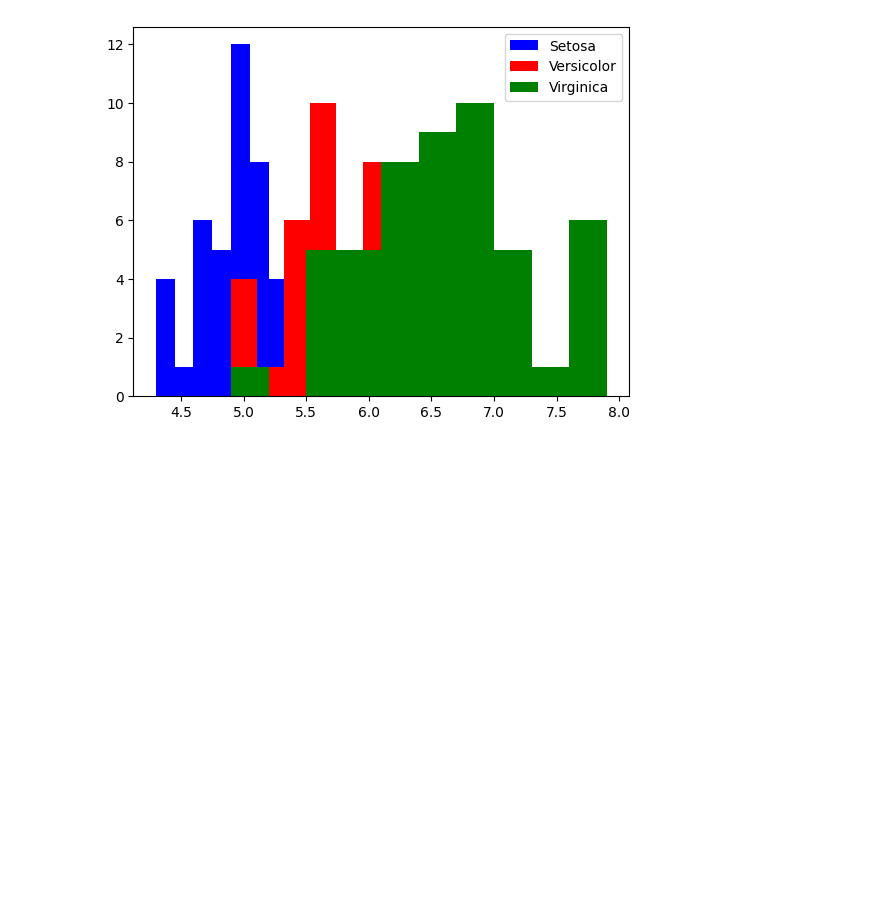
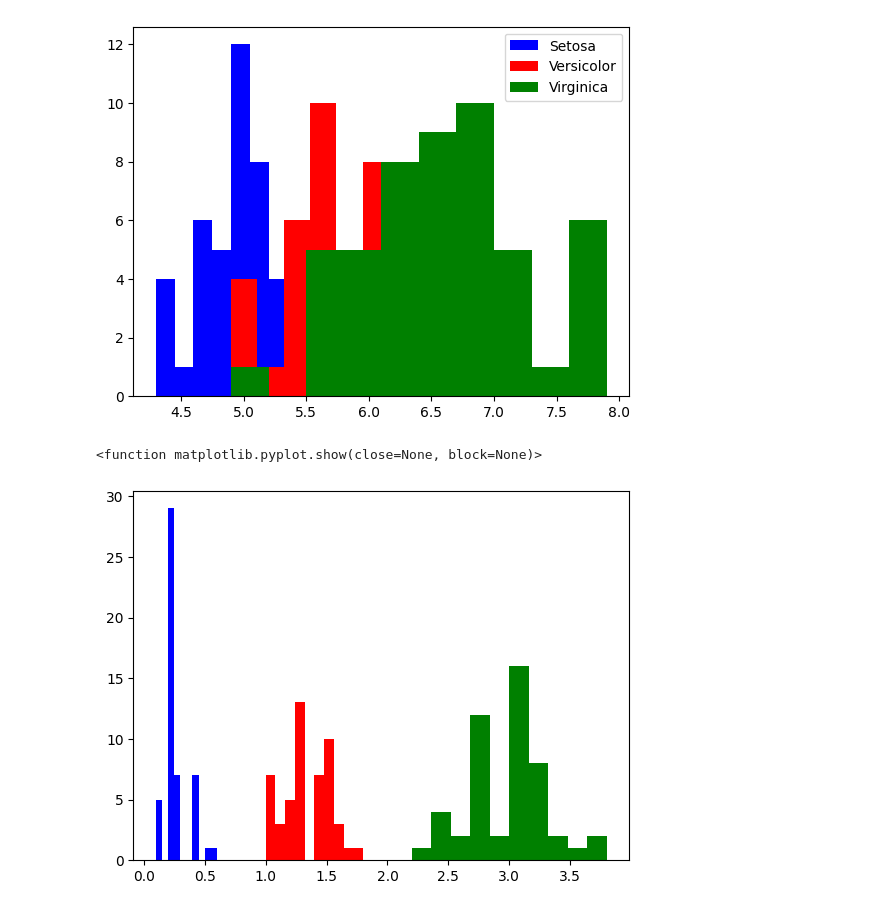
Before and after one commit to Malte-W-Schule/Datenanalyse_Sem_03, a Jupyter notebook: Blatt 4/1.ipynb, the cells around one changed output. Cells and saved outputs as stored; diff of their text form; code cells hidden in the pictures; blank space fills up the shorter version.

```diff
--- a/Blatt 4/1.ipynb
+++ b/Blatt 4/1.ipynb
@@ -40,5 +40,13 @@ Name: sepal.length, dtype: float64
 # %%
 petal_with_setosa = setosa_con["petal.width"]
 petal_with_versicolor = versicolor_con["petal.width"]
 petal_with_virginica = Virginica_con["sepal.width"]
-plt.hist(pet
+
+plt.hist(petal_with_setosa, color="blue", label="Setosa")
+plt.hist(petal_with_versicolor, color="red", label="Versicolor")
+plt.hist(petal_with_virginica, color="green", label="Virginica")
+plt.legend
+plt.show
+# %% [output]
+<function matplotlib.pyplot.show(close=None, block=None)>
+[figure, added]
```
Also changed, not shown: parts of 2 cells of this notebook, 3 other files.
